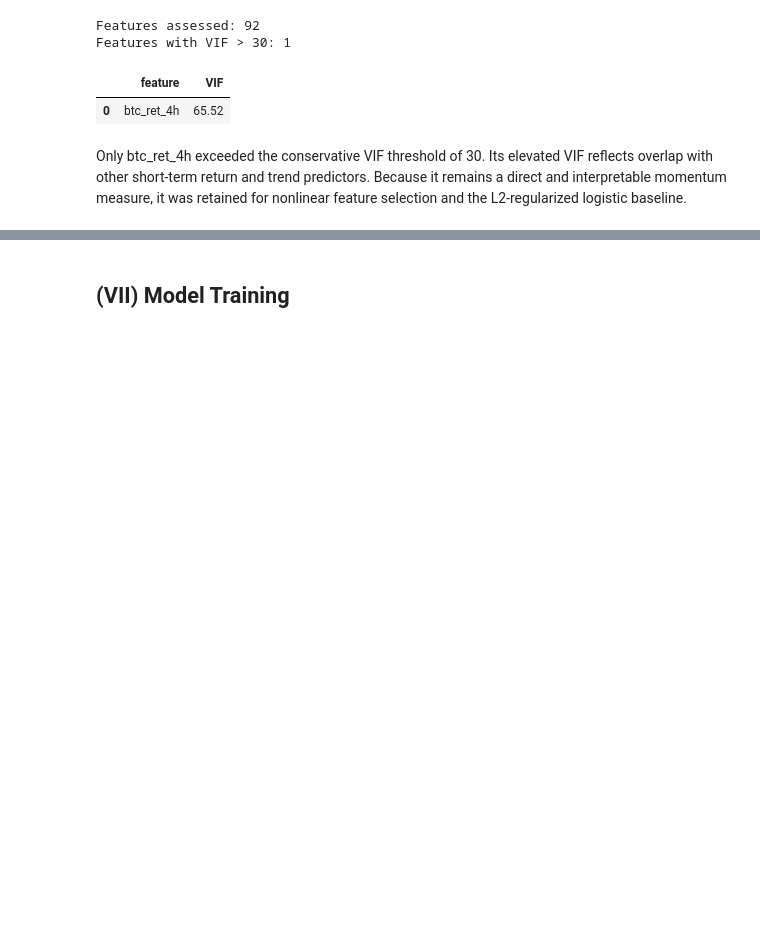
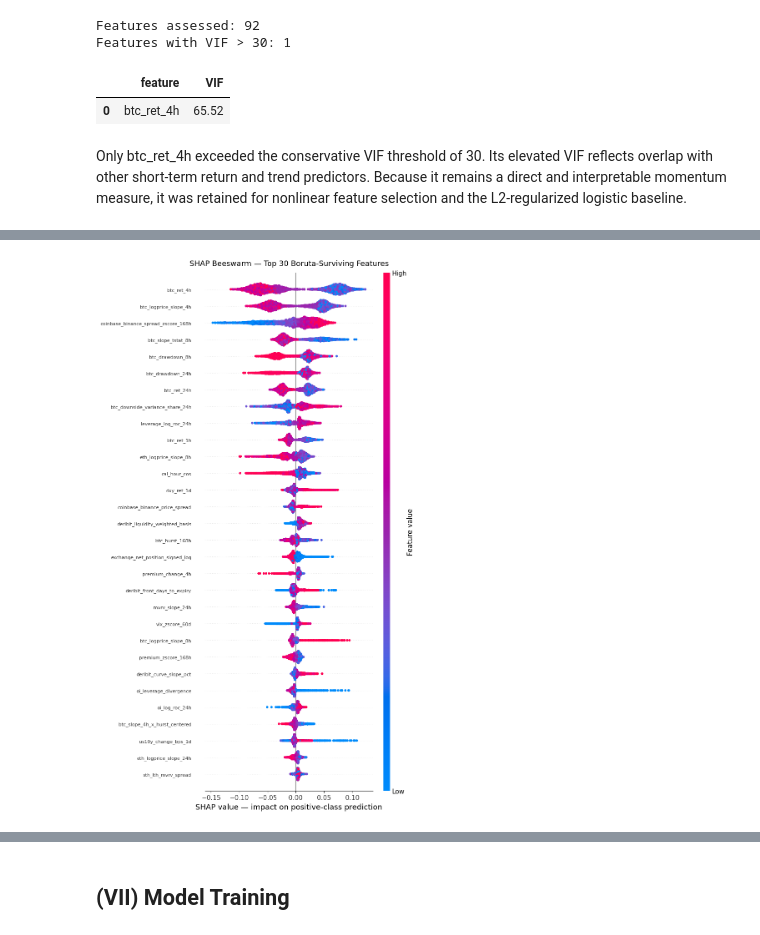
Before and after one commit to jade-lam/CQF, a Jupyter notebook: CQF_Final_Project.ipynb, the cells around one changed output, grey strips where cells are left out. Cells and saved outputs as stored; diff of their text form; code cells hidden in the pictures; blank space fills up the shorter version.

```diff
--- a/CQF_Final_Project.ipynb
+++ b/CQF_Final_Project.ipynb
@@ -4387,0 +4273,12 @@ Final maximum VIF under threshold 10: 9.91
+# %%
+# Plot the SHAP beeswarm summary
+plt.figure(figsize=(10, 8))
+shap.summary_plot(shap_values, X_shap_sample, plot_type="dot", max_display=30, show=False)
+
+plt.title("SHAP Beeswarm — Top 30 Boruta-Surviving Features", fontsize=13, pad=12)
+plt.xlabel("SHAP value — impact on positive-class prediction")
+plt.gca().tick_params(axis="y", labelsize=8)
+plt.tight_layout()
+plt.show()
+# %% [output]
+[figure, added]
```
Also changed, not shown: parts of 49 cells of this notebook.
